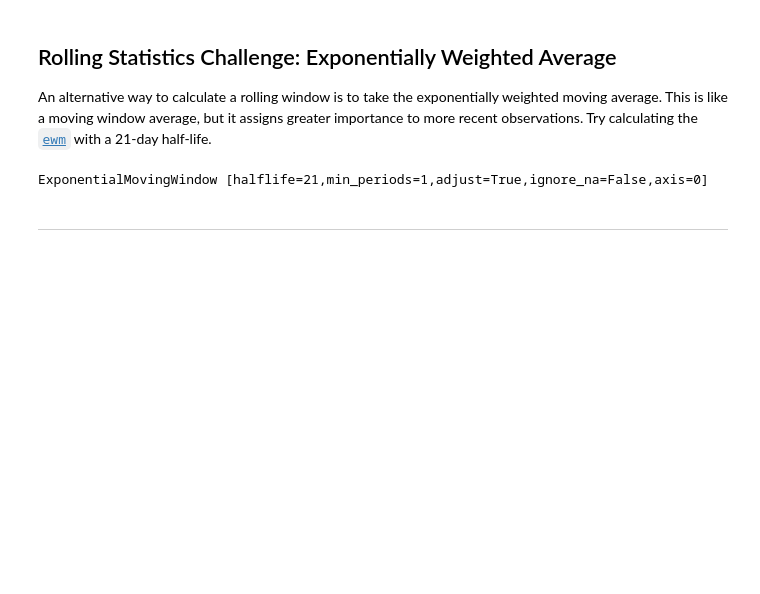
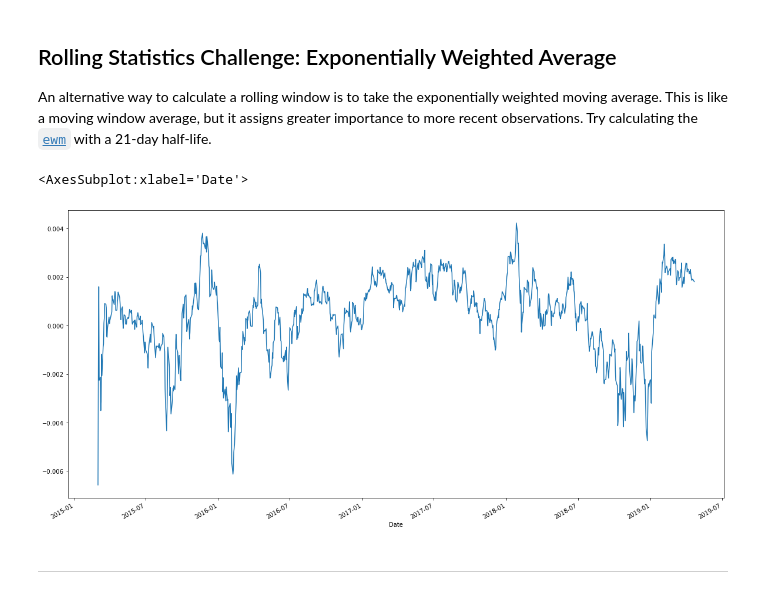
Before and after one commit to chapmanmong/unit3-4-assignment, a Jupyter notebook: whale_analysis.ipynb, the cells around one changed output. Cells and saved outputs as stored; diff of their text form; code cells hidden in the pictures; blank space fills up the shorter version.

```diff
--- a/whale_analysis.ipynb
+++ b/whale_analysis.ipynb
@@ -294,9 +294,10 @@ rolling_beta.plot(figsize=(20,10))
 An alternative way to calculate a rolling window is to take the exponentially weighted moving average. This is like a moving window average, but it assigns greater importance to more recent observations. Try calculating the [`ewm`](https://pandas.pydata.org/pandas-docs/stable/reference/api/pandas.DataFrame.ewm.html) with a 21-day half-life.
 # %%
 # Use `ewm` to calculate the rolling window
-combined_df["BERKSHIRE HATHAWAY INC"].ewm(halflife=21)
+combined_df["BERKSHIRE HATHAWAY INC"].ewm(halflife=21).mean().plot(figsize=(20,10))
 # %% [output]
-ExponentialMovingWindow [halflife=21,min_periods=1,adjust=True,ignore_na=False,axis=0]
+<AxesSubplot:xlabel='Date'>
+[figure, added]
 # %% [markdown]
 ---
 # %% [markdown]
```
Also changed, not shown: parts of 25 cells of this notebook, 4 other files.
